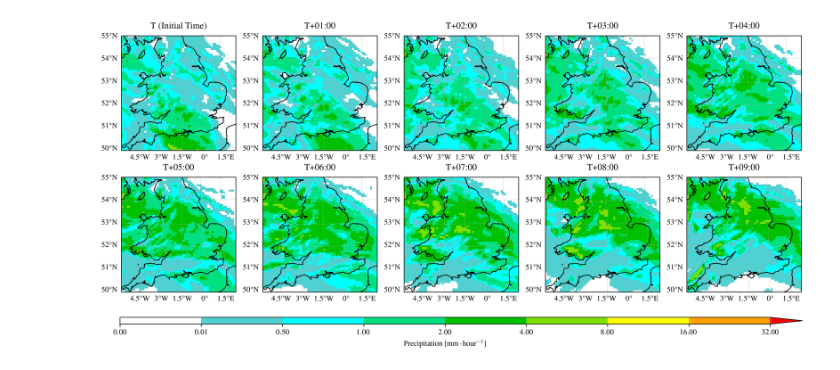
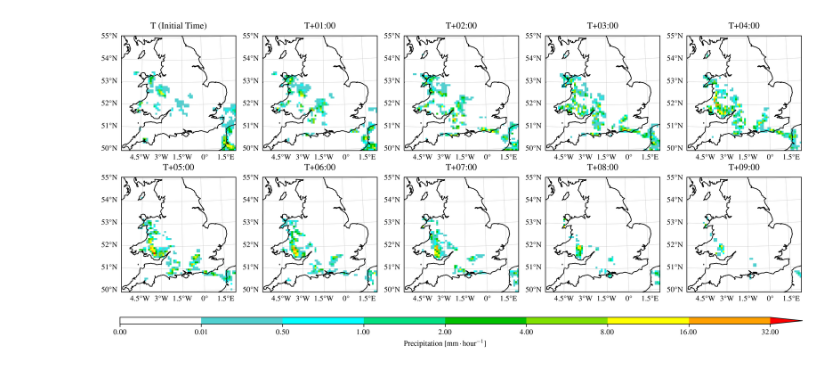
Before and after one commit to henryaddison/video-diffusion-climate, a Jupyter notebook: notebooks/geo.ipynb, the cells around one changed output. Saved outputs shown, nothing was run; the diff lists cells and outputs as text; code cells hidden in the pictures.

```diff
--- a/notebooks/geo.ipynb
+++ b/notebooks/geo.ipynb
@@ -42,35 +42,35 @@ def plot_sample(sample):
             x = 'longitude',
             y = 'latitude',
             cmap = precip_cmap,
             norm = precip_norm,
             extend = 'max',
             transform=ccrs.PlateCarree(),
             add_colorbar = False,
         )
         ax.gridlines(linewidth = 0.25, draw_labels={"bottom": "x", "left": "y"}, x_inline=False, y_inline=False)
         ax.coastlines(resolution='10m')
         if i == 0:
             ax.set_title(f"T (Initial Time)")
         else:
             ax.set_title(f"T+0{i}:00")
 
     fig.colorbar(
         im,
         ax = axes,
         orientation="horizontal",
         aspect=100,
         # shrink = 1,
         label='Precipitation [$\mathrm{mm}\cdot\mathrm{hour}^{-1}$]',
     )
 
     plt.show()
 
-sample = samples[1259][0]
+sample = samples[392][0]
 
 da = xr.DataArray(sample, dims=('time', 'y', 'x'), coords={'latitude': latitudes, 'longitude': longitudes})
 plot_sample(da)
 # %% [output]
-[figure, old version]
+[figure, new version]
 # %%
 # 10 frames with the highest max and mean values
 
```
Also changed, not shown: parts of 1 cell of this notebook, 9 other files.
